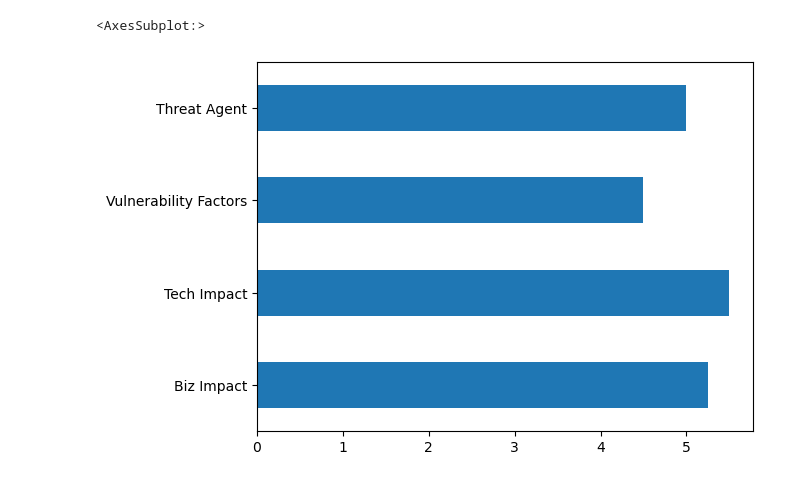
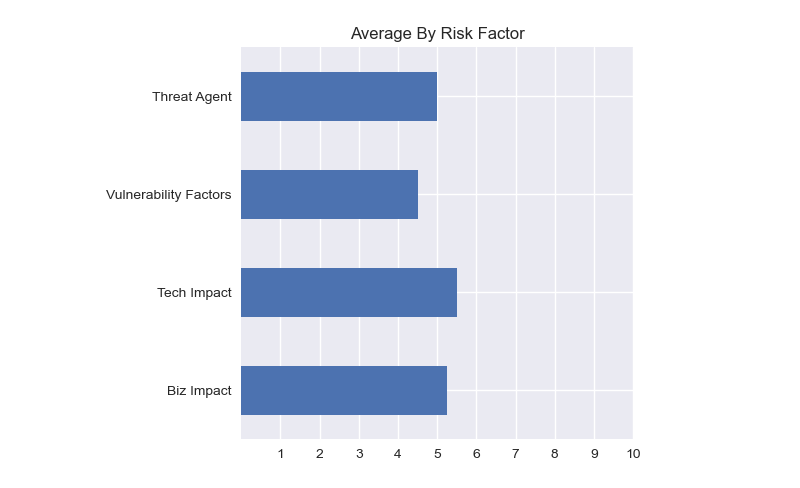
Before and after one commit to Sukant-cyber/data_science, a Jupyter notebook: Red Team Security.ipynb, the cells around one changed output. Saved outputs shown, nothing was run; the diff lists cells and outputs as text; code cells hidden in the pictures.

```diff
--- a/Red Team Security.ipynb
+++ b/Red Team Security.ipynb
@@ -10,6 +11,8 @@ rts
 | 1 | SMB Sign Not Enabled | 6 | 8 | 7 | 7 | 9 | 7.00 | high |
 | 2 | DNS Cache Snooping | 5 | 1 | 5 | 5 | 3 | 4.00 | medium |
 | 3 | Apache mod_negotiations | 1 | 1 | 2 | 1 | 1 | 1.25 | low |
+# %%
+plt.style.use('seaborn')
 # %%
 rts['Instance Rating Product']=rts['Instances']*rts['Rating']
 # %%
@@ -32,5 +35,8 @@ average_rating=rts['Instance Rating Product'].sum()/rts['Instances'].sum()
 # We thus found that the average lies on the medium range only so the average for the third graph would comprise of medium category
 # %%
 # Chart 1
-rts.set_index('Type').Instances.plot.bar(color=['maroon','red','yellow','green'])
+rts.set_index('Type').Instances.plot.bar(color=['maroon','red','#facf73','#8fce00'])
+plt.yticks([1,2,3,4,5,6,7,8,9,10])
+plt.title("Total Vulnerabilities By Rating")
+plt.show()
 # %% [output]
@@ -59,11 +83,14 @@ dtypes: float64(2), int64(5), object(2)
 memory usage: 416.0+ bytes
 # %%
 # CHART 2
-
+plt.style.use('seaborn')
+plt.figure(figsize=(4,4))
 rts[['Biz Impact','Tech Impact','Vulnerability Factors','Threat Agent']].mean().plot(kind='barh')
+plt.xticks([1,2,3,4,5,6,7,8,9,10])
+plt.title("Average By Risk Factor")
+plt.show()
 # %% [output]
-<AxesSubplot:>
-[figure, old version]
+[figure, new version]
 # %%
 # Creating new dataframe
 # Chart 3
```
Also changed, not shown: parts of 4 cells of this notebook.
